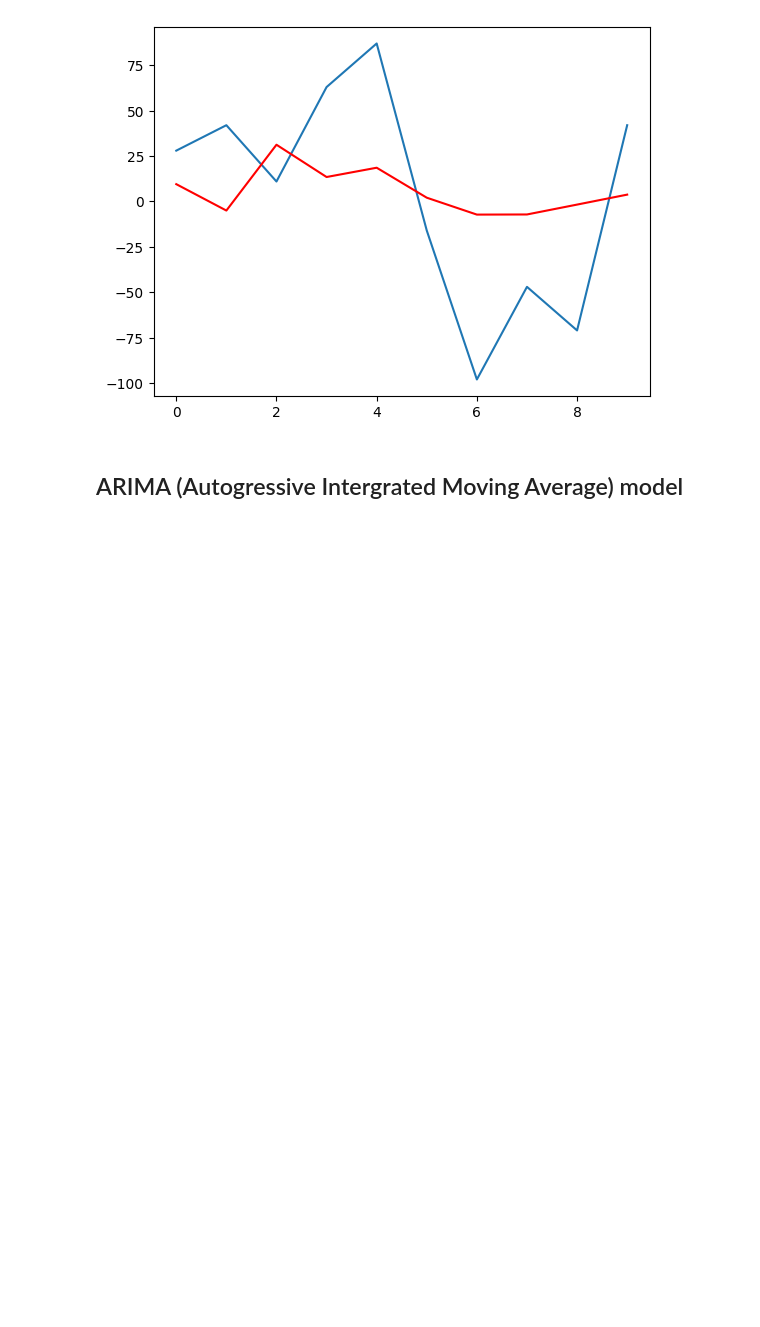
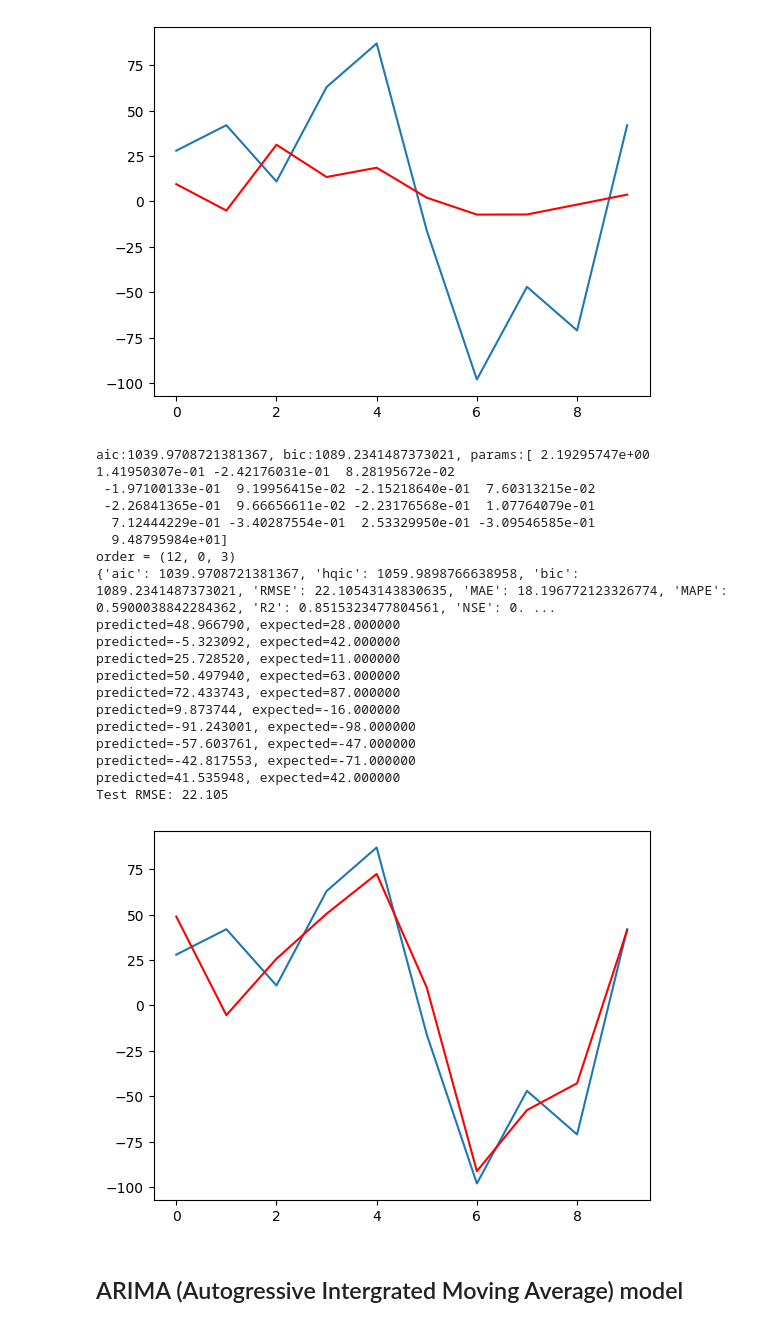
Before and after one commit to luat2003/Programming-for-AI, a Jupyter notebook: time-series/week10/time-series.ipynb, the cells around one changed output. Saved outputs shown, nothing was run; the diff lists cells and outputs as text; code cells hidden in the pictures; blank space fills up the shorter version.

```diff
--- a/time-series/week10/time-series.ipynb
+++ b/time-series/week10/time-series.ipynb
@@ -300,6 +363,45 @@ predicted=-1.707714, expected=-71.000000
 predicted=3.778300, expected=42.000000
 Test RMSE: 51.488
 [figure]
+# %%
+# fit model
+list_orders = [(i,0,j) for i in range(3,13,3) for j in range(3,13,3)]
+model = get_best_model_results(list_orders, train, len(data))
+print(f'aic:{model[2].aic}, bic:{model[2].bic}, params:{model[2].params}')
+print("order =", model[1])
+
+print(model[4])
+
+predictions = model[2].predict(start=len(train), end=len(train)+len(test)-1, dynamic=False)
+for i in range(len(predictions)):
+	print('predicted=%f, expected=%f' % (predictions[i], test[i]))
+
+rmse = np.sqrt(mean_squared_error(test, predictions))
+print('Test RMSE: %.3f' % rmse)
+# plot results
+plt.plot(test)
+plt.plot(predictions, color='red')
+plt.show()
+# %% [output]
+aic:1039.9708721381367, bic:1089.2341487373021, params:[ 2.19295747e+00  1.41950307e-01 -2.42176031e-01  8.28195672e-02
+ -1.97100133e-01  9.19956415e-02 -2.15218640e-01  7.60313215e-02
+ -2.26841365e-01  9.66656611e-02 -2.23176568e-01  1.07764079e-01
+  7.12444229e-01 -3.40287554e-01  2.53329950e-01 -3.09546585e-01
+  9.48795984e+01]
+order = (12, 0, 3)
+{'aic': 1039.9708721381367, 'hqic': 1059.9898766638958, 'bic': 1089.2341487373021, 'RMSE': 22.10543143830635, 'MAE': 18.196772123326774, 'MAPE': 0.5900038842284362, 'R2': 0.8515323477804561, 'NSE': 0. ...
+predicted=48.966790, expected=28.000000
+predicted=-5.323092, expected=42.000000
+predicted=25.728520, expected=11.000000
+predicted=50.497940, expected=63.000000
+predicted=72.433743, expected=87.000000
+predicted=9.873744, expected=-16.000000
+predicted=-91.243001, expected=-98.000000
+predicted=-57.603761, expected=-47.000000
+predicted=-42.817553, expected=-71.000000
+predicted=41.535948, expected=42.000000
+Test RMSE: 22.105
+[figure, added]
 # %% [markdown]
 ## ARIMA (Autogressive Intergrated Moving Average) model
 # %%
```
Also changed, not shown: parts of 6 cells of this notebook.
